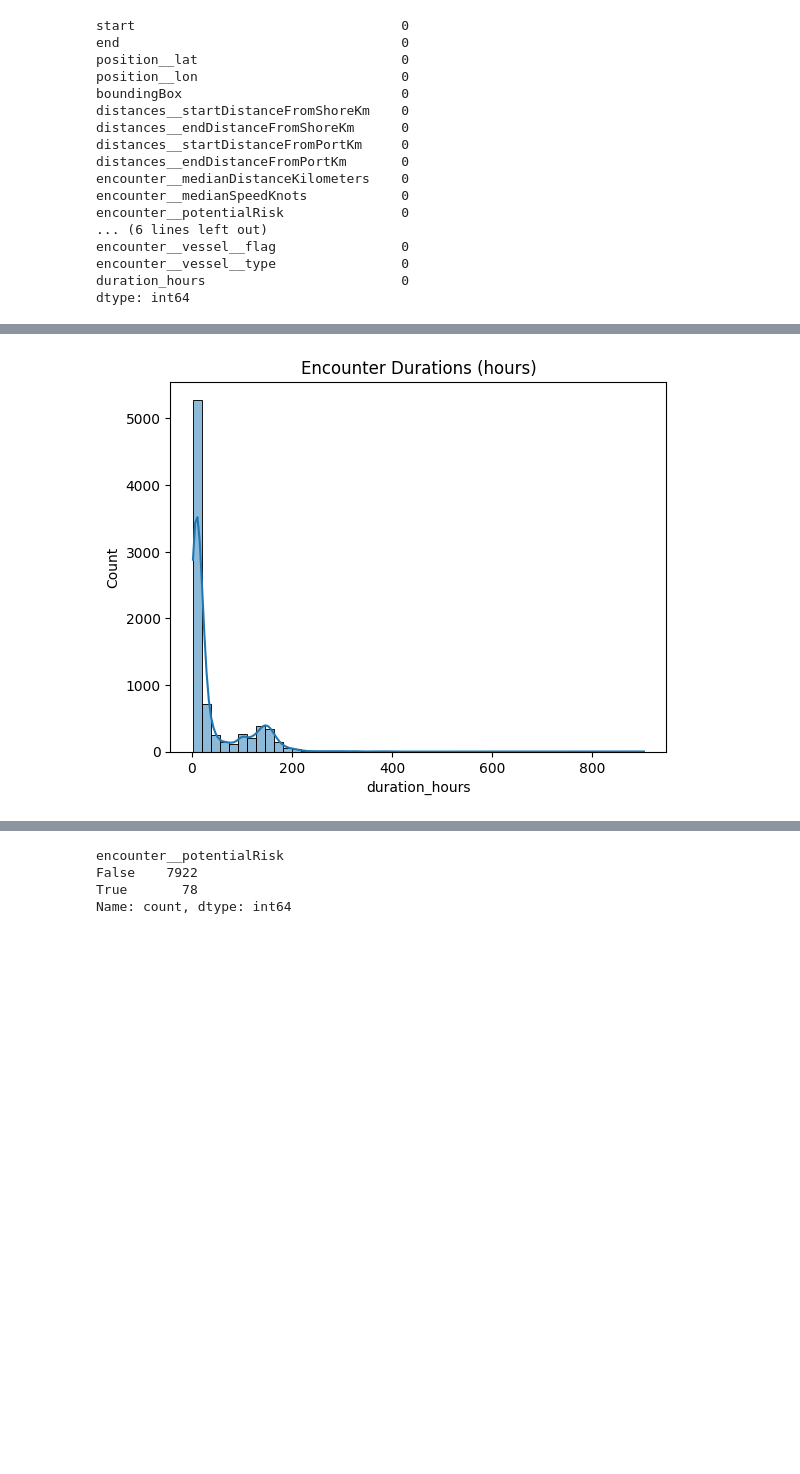
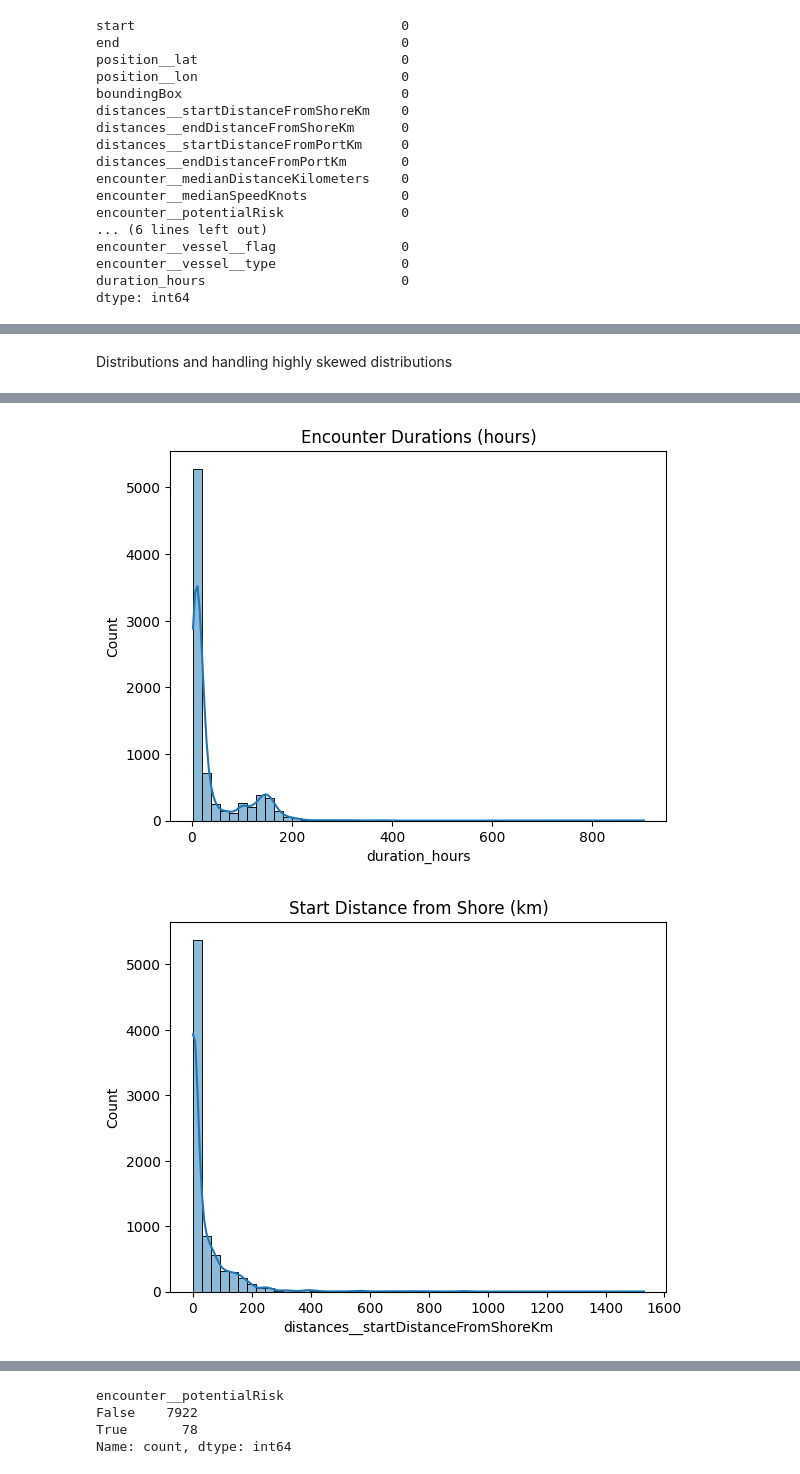
Before and after one commit to zuweii/datamining, a Jupyter notebook: collision.ipynb, the cells around one changed output, grey strips where cells are left out. Saved outputs shown, nothing was run; the diff lists cells and outputs as text; code cells hidden in the pictures; blank space fills up the shorter version.

```diff
--- a/collision.ipynb
+++ b/collision.ipynb
@@ -149,16 +141,27 @@ plt.show()
+# %% [markdown]
+Distributions and handling highly skewed distributions
 # %%
 sns.histplot(df['encounter__medianDistanceKilometers'], bins=50, kde=True)
 plt.title("Distribution of Encounter Distances (km)")
 plt.show()
 
 sns.histplot(df['encounter__medianSpeedKnots'], bins=50, kde=True)
 plt.title("Distribution of Encounter Speeds (knots)")
 plt.show()
 
 sns.histplot(df['duration_hours'], bins=50, kde=True)
 plt.title("Encounter Durations (hours)")
 plt.show()
+
+sns.histplot(df['distances__startDistanceFromShoreKm'], bins=50, kde=True)
+plt.title("Start Distance from Shore (km)")
+plt.show()
+
+sns.histplot(df['distances__startDistanceFromPortKm'], bins=50, kde=True)
+plt.title("Start Distance from Port (km)")
+plt.show()
 # %% [output]
 [figure]
 [figure]
 [figure]
+[figure, added]
```
Also changed, not shown: parts of 14 cells of this notebook.
